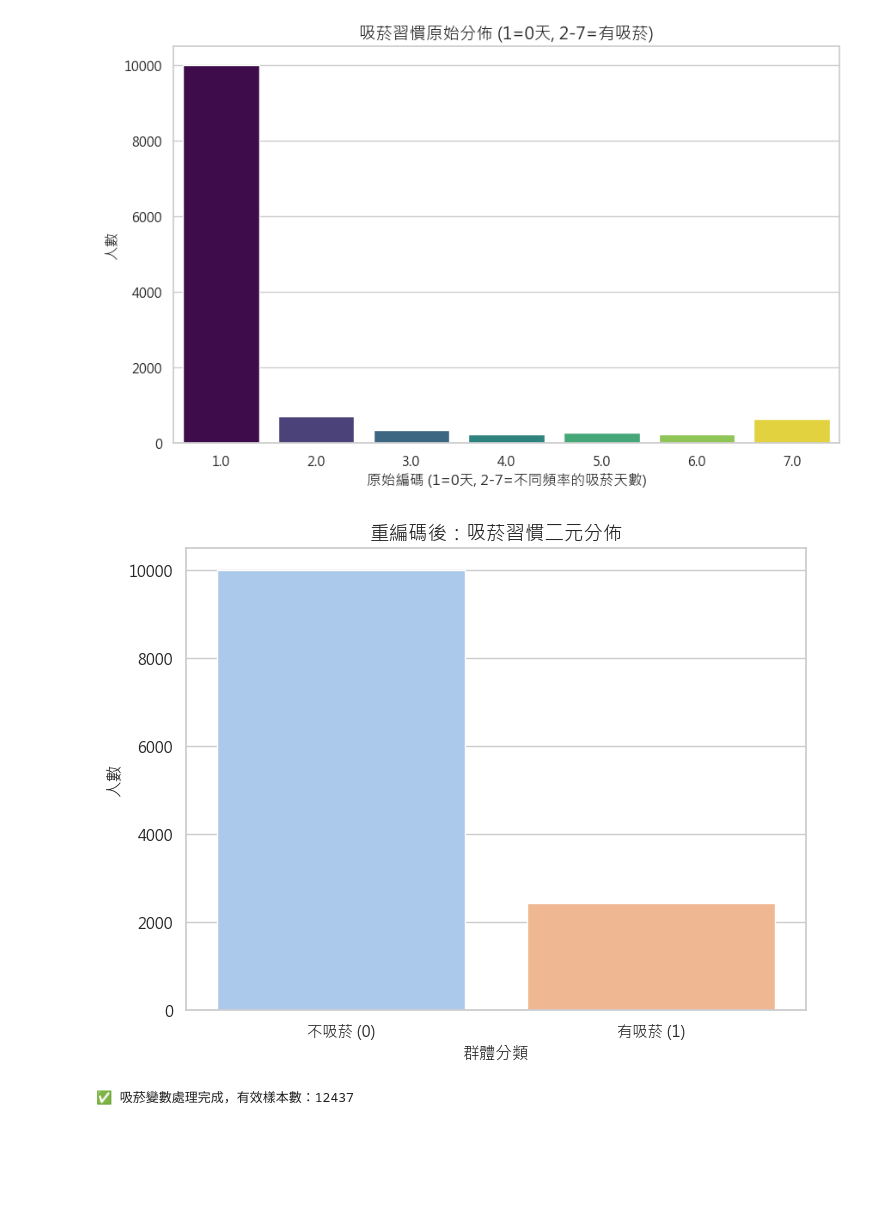
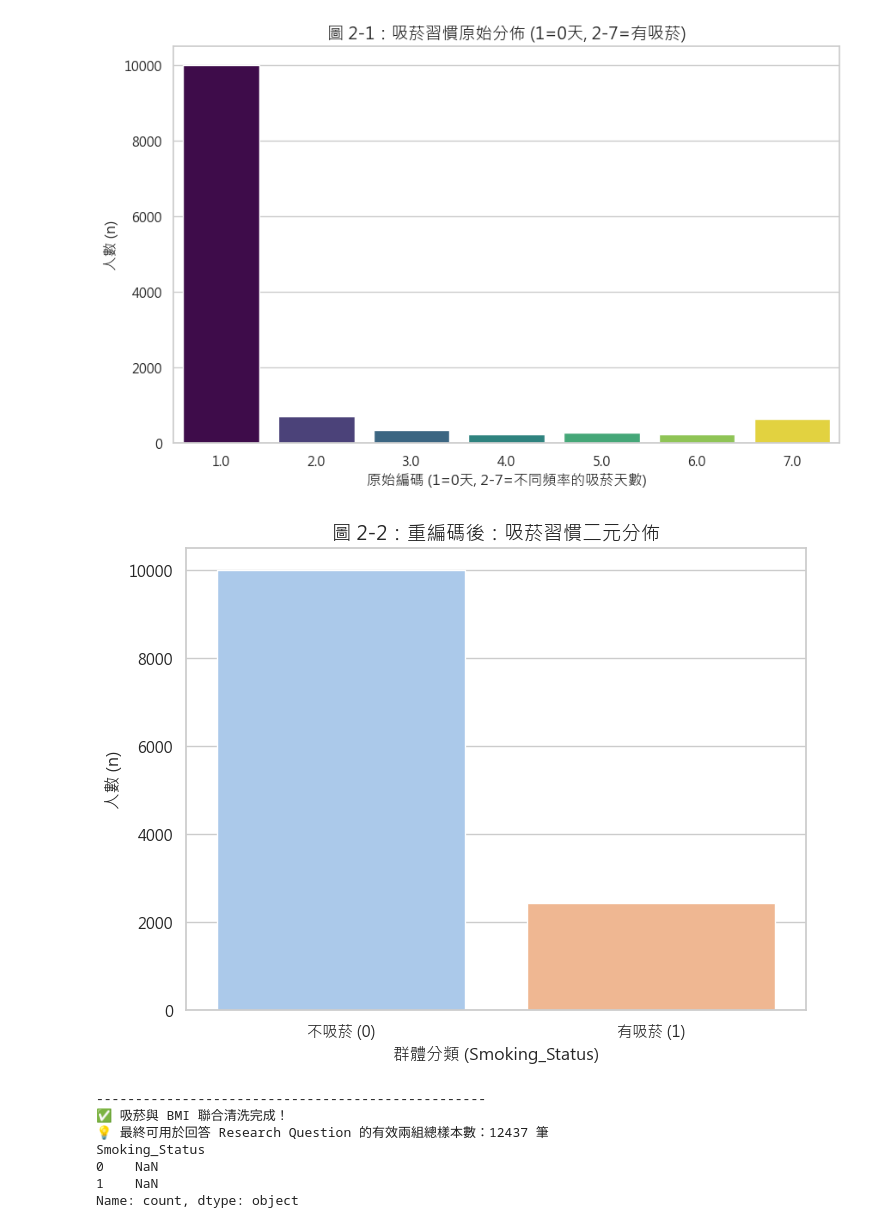
Before and after one commit to hung-cc/2026-Spring-Stat-2-Cycle-3, a Jupyter notebook: notebooks/02_eda.ipynb, the cells around one changed output. Saved outputs shown, nothing was run; the diff lists cells and outputs as text; code cells hidden in the pictures; blank space fills up the shorter version.

```diff
--- a/notebooks/02_eda.ipynb
+++ b/notebooks/02_eda.ipynb
@@ -1,5 +1,4 @@
 # %%
-# --- 這段是 02_eda.ipynb 的第一格 ---
 import pandas as pd
 import matplotlib.pyplot as plt
 import seaborn as sns
@@ -26,10 +25,23 @@ data_path = '../data/processed/cleaned_cycle3.csv'
 
 if os.path.exists(data_path):
     df = pd.read_csv(data_path)
-    # 建立視覺化用的標籤
+
+    # 3. 建立視覺化用的標籤
     df['Group_Label'] = df['Smoking_Status'].map({0: '不吸菸組 (No)', 1: '吸菸組 (Yes)'})
     print(f"✅ 資料讀取成功！")
-    print(f"有效樣本共 {len(df)} 筆，包含欄位：{list(df.columns)}")
+    print(f"原始無缺失總樣本共 {len(df)} 筆。\n")
+
+    # 4. 🚀 針對 Research Question 的核心變數健康檢查
+    if 'BMIPCT' in df.columns and 'Smoking_Status' in df.columns:
+        # 計算同時擁有吸菸狀態與 BMI 數據的有效樣本
+        valid_both = df[['Smoking_Status', 'BMIPCT']].notnull().all(axis=1).sum()
+        print(f"📊 【Research Question 核心變數檢查】")
+        print(f"  - 自變項 (Smoking_Status) 正常存在")
+        print(f"  - 依變項 (BMIPCT) 正常存在，非空值共 {df['BMIPCT'].notnull().sum()} 筆")
+        print(f"  - 💡 本單元兩者皆有效（可進入分析）的交叉樣本共 {valid_both} 筆")
+    else:
+        print("⚠️ 警告：找不到核心變數 'BMIPCT' 或 'Smoking_Status'，請檢查欄位名稱！")
+
 else:
     print(f"❌ 找不到檔案：{data_path}")
     print("💡 請先確認是否已執行 01_data_check.ipynb 中的儲存步驟。")
@@ -39,41 +56,47 @@ else:
 # %%
-# 1. 排除吸菸習慣缺失值並建立副本
-df_smoke = df.dropna(subset=['CurrentCigaretteUse']).copy()
+import matplotlib.pyplot as plt
+import seaborn as sns
 
-# 2. 原始分佈圖 (圖 A)
+# 1. 🚀 關鍵修改：同時排除「吸菸習慣」與「BMI百分位數」的缺失值
+# 這樣能確保此處算出的有效樣本，百分之百等於後續統計推論的樣本
+df_smoke = df.dropna(subset=['CurrentCigaretteUse', 'BMIPCT']).copy()
+
+# 2. 原始分佈圖 (圖 2-1)
 # 目的：觀察 1-7 分類下，各個使用天數頻率的人數
 fig_smoke_raw = plt.figure(figsize=(10, 6))
 sns.countplot(x='CurrentCigaretteUse', data=df_smoke, palette='viridis', hue='CurrentCigaretteUse', legend=False)
-plt.title('吸菸習慣原始分佈 (1=0天, 2-7=有吸菸)', fontsize=14)
+plt.title('圖 2-1：吸菸習慣原始分佈 (1=0天, 2-7=有吸菸)', fontsize=14)
 plt.xlabel('原始編碼 (1=0天, 2-7=不同頻率的吸菸天數)', fontsize=12)
-plt.ylabel('人數', fontsize=12)
+plt.ylabel('人數 (n)', fontsize=12)
 plt.show()
 
 # 3. 執行二元重編碼 (Recoding)
 # 定義：1 (0天) -> 0 (不吸菸) ; 2~7 (1天以上) -> 1 (有吸菸)
 # 統一命名為 Smoking_Status 以符合後續分析
 df_smoke['Smoking_Status'] = df_smoke['CurrentCigaretteUse'].apply(lambda x: 0 if x == 1 else 1)
 
-# 4. 二元化分佈圖 (圖 B)
+# 4. 二元化分佈圖 (圖 2-2)
 # 目的：確認簡化後的「對照組」與「實驗組」人數比例
 fig_smoke_bin = plt.figure(figsize=(8, 6))
 sns.countplot(x='Smoking_Status', data=df_smoke, palette='pastel', hue='Smoking_Status', legend=False)
 plt.xticks([0, 1], ['不吸菸 (0)', '有吸菸 (1)'])
-plt.title('重編碼後：吸菸習慣二元分佈', fontsize=14)
-plt.xlabel('群體分類', fontsize=12)
-plt.ylabel('人數', fontsize=12)
+plt.title('圖 2-2：重編碼後：吸菸習慣二元分佈', fontsize=14)
+plt.xlabel('群體分類 (Smoking_Status)', fontsize=12)
+plt.ylabel('人數 (n)', fontsize=12)
 plt.show()
 
-# 5. 儲存這兩張重要圖表
-save_path = '../outputs/figures/'
-if not os.path.exists(save_path): os.makedirs(save_path)
-
-fig_smoke_raw.savefig(save_path + '02_smoking_raw_dist.png', dpi=300, bbox_inches='tight')
-fig_smoke_bin.savefig(save_path + '02_smoking_binary_dist.png', dpi=300, bbox_inches='tight')
-
-print(f"✅ 吸菸變數處理完成，有效樣本數：{len(df_smoke)}")
+print("-" * 50)
+print(f"✅ 吸菸與 BMI 聯合清洗完成！")
+print(f"💡 最終可用於回答 Research Question 的有效兩組總樣本數：{len(df_smoke)} 筆")
+print(df_smoke['Smoking_Status'].value_counts().map({0: '不吸菸組 (0)', 1: '有吸菸組 (1)'}))
 # %% [output]
-[figure, old version]
+[figure, new version]
-[figure, old version]
+[figure, new version]
-✅ 吸菸變數處理完成，有效樣本數：12437
+--------------------------------------------------
+✅ 吸菸與 BMI 聯合清洗完成！
+💡 最終可用於回答 Research Question 的有效兩組總樣本數：12437 筆
+Smoking_Status
+0    NaN
+1    NaN
+Name: count, dtype: object
 # %%
```
Also changed, not shown: parts of 5 cells of this notebook, 9 other files.
